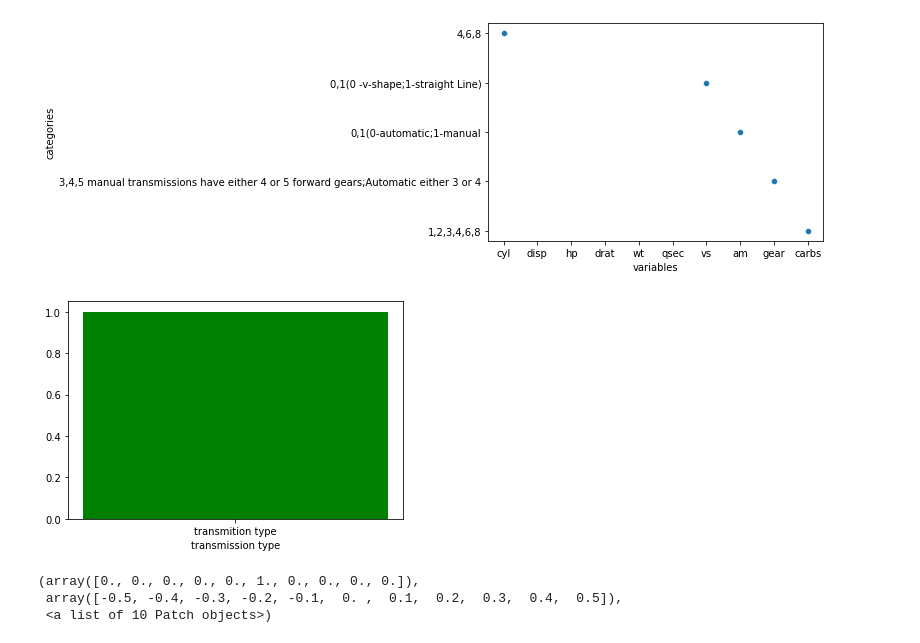
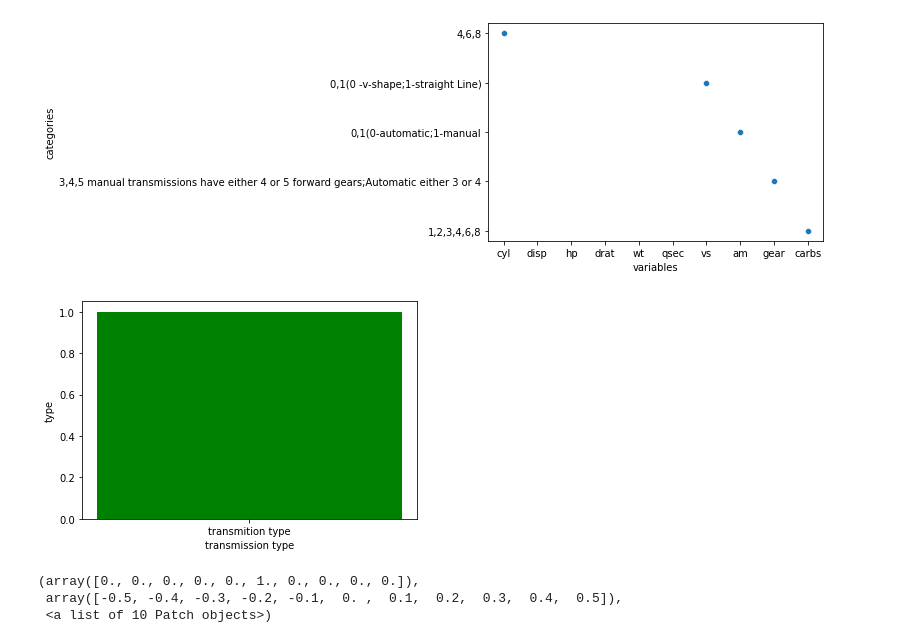
Before and after one commit to monicanisha/AI-cloud, a Jupyter notebook: Untitled6.ipynb, the cells around one changed output. Cells and saved outputs as stored; diff of their text form; code cells hidden in the pictures.

```diff
--- a/Untitled6.ipynb
+++ b/Untitled6.ipynb
@@ -46,9 +46,10 @@ import matplotlib.pyplot as plt
 # %%
 plt.bar('transmition type',color='green',height=1)
 plt.xlabel('transmission type')
+plt.ylabel('type')
 plt.show()
 # %% [output]
-[figure, old version]
+[figure, new version]
 # %%
 import matplotlib.pyplot as plt
 plt.hist('hp')
```
Also changed, not shown: parts of 2 cells of this notebook.
